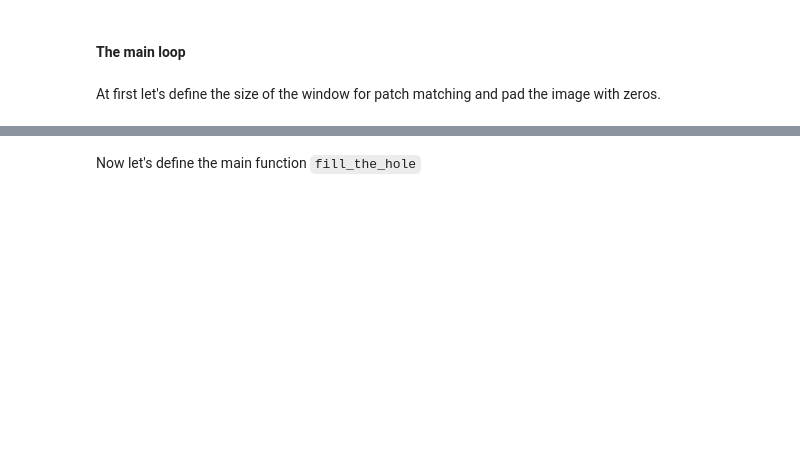
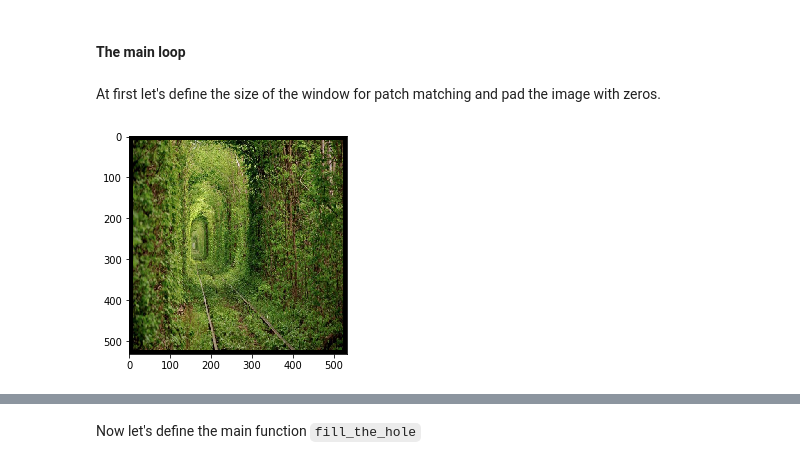
Before and after one commit to lev1khachatryan/ASDS_CV, a Jupyter notebook: Classes/20191031-Texture_Synthesis/Hole_filling_with_simple_patch_match.ipynb, the cells around one changed output, grey strips where cells are left out. Drawn from its saved outputs; the diff is of its cells as text; code cells hidden in the pictures; blank space fills up the shorter version.

```diff
--- a/Classes/20191031-Texture_Synthesis/Hole_filling_with_simple_patch_match.ipynb
+++ b/Classes/20191031-Texture_Synthesis/Hole_filling_with_simple_patch_match.ipynb
@@ -74,6 +79,10 @@ At first let's define the size of the window for patch matching and pad the imag
 # %%
 kernel_radius = 10
 kernel_size = 2*kernel_radius + 1
 
 img_pad = np.zeros((img.shape[0]+kernel_size-1, img.shape[1]+kernel_size-1, 3))
 img_pad[kernel_radius:-kernel_radius, kernel_radius:-kernel_radius,:] = img.copy()
+
+plt.imshow(img_pad);
+# %% [output]
+[figure, added]
```
Also changed, not shown: parts of 15 cells of this notebook.
